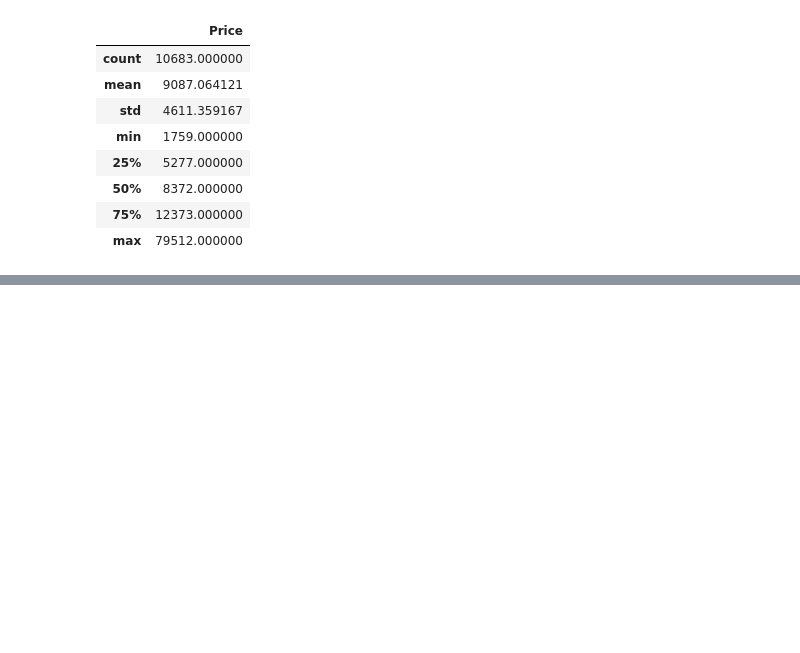
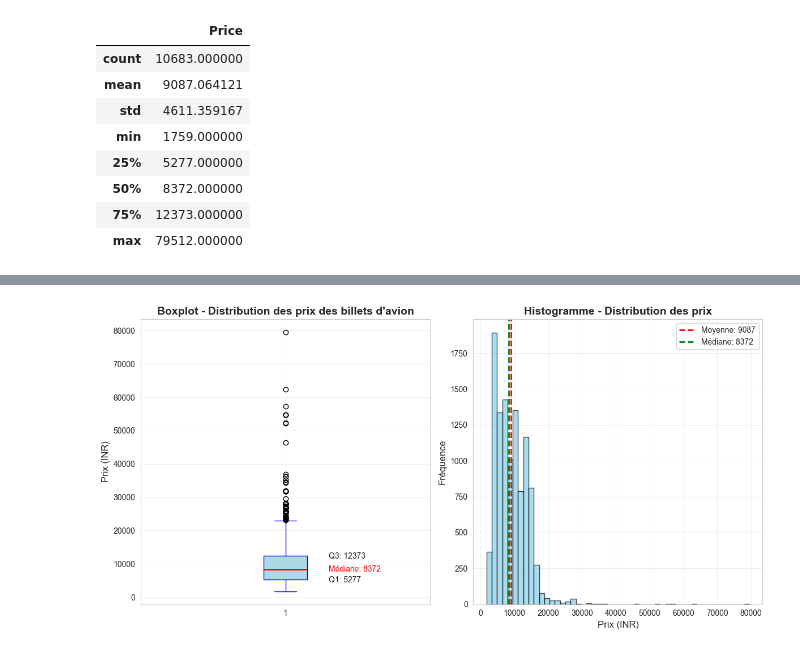
Before and after one commit to NhkI0/Machine-Learning-Plane-Project, a Jupyter notebook: Regression Plane Tickets.ipynb, the cells around one changed output, grey strips where cells are left out. Drawn from its saved outputs; the diff is of its cells as text; code cells hidden in the pictures; blank space fills up the shorter version.

```diff
--- a/Regression Plane Tickets.ipynb
+++ b/Regression Plane Tickets.ipynb
@@ -62,0 +160,8 @@ Description statistique:
+# %%
+import matplotlib.pyplot as plt
+import seaborn as sns
+import numpy as np
+
+# Configuration du style
+sns.set_style("whitegrid")
+plt.rcParams['figure.figsize'] = (15, 6)
@@ -62,0 +222,33 @@ Description statistique:
+# %%
+# Visualisation 1 : Boxplot simple pour la variable Price
+plt.figure(figsize=(12, 6))
+
+plt.subplot(1, 2, 1)
+plt.boxplot(df['Price'], vert=True, patch_artist=True,
+            boxprops=dict(facecolor='lightblue', color='blue'),
+            whiskerprops=dict(color='blue'),
+            capprops=dict(color='blue'),
+            medianprops=dict(color='red', linewidth=2))
+plt.ylabel('Prix (INR)', fontsize=12)
+plt.title('Boxplot - Distribution des prix des billets d\'avion', fontsize=14, fontweight='bold')
+plt.grid(True, alpha=0.3)
+
+# Ajout d'annotations
+plt.text(1.15, Q1, f'Q1: {Q1:.0f}', fontsize=10, va='center')
+plt.text(1.15, Q3, f'Q3: {Q3:.0f}', fontsize=10, va='center')
+plt.text(1.15, df['Price'].median(), f'Médiane: {df["Price"].median():.0f}', fontsize=10, va='center', color='red')
+
+plt.subplot(1, 2, 2)
+plt.hist(df['Price'], bins=50, color='skyblue', edgecolor='black', alpha=0.7)
+plt.axvline(df['Price'].mean(), color='red', linestyle='--', linewidth=2, label=f'Moyenne: {df["Price"].mean():.0f}')
+plt.axvline(df['Price'].median(), color='green', linestyle='--', linewidth=2, label=f'Médiane: {df["Price"].median():.0f}')
+plt.xlabel('Prix (INR)', fontsize=12)
+plt.ylabel('Fréquence', fontsize=12)
+plt.title('Histogramme - Distribution des prix', fontsize=14, fontweight='bold')
+plt.legend()
+plt.grid(True, alpha=0.3)
+
+plt.tight_layout()
+plt.show()
+# %% [output]
+[figure, added]
```
Also changed, not shown: parts of 12 cells of this notebook.
